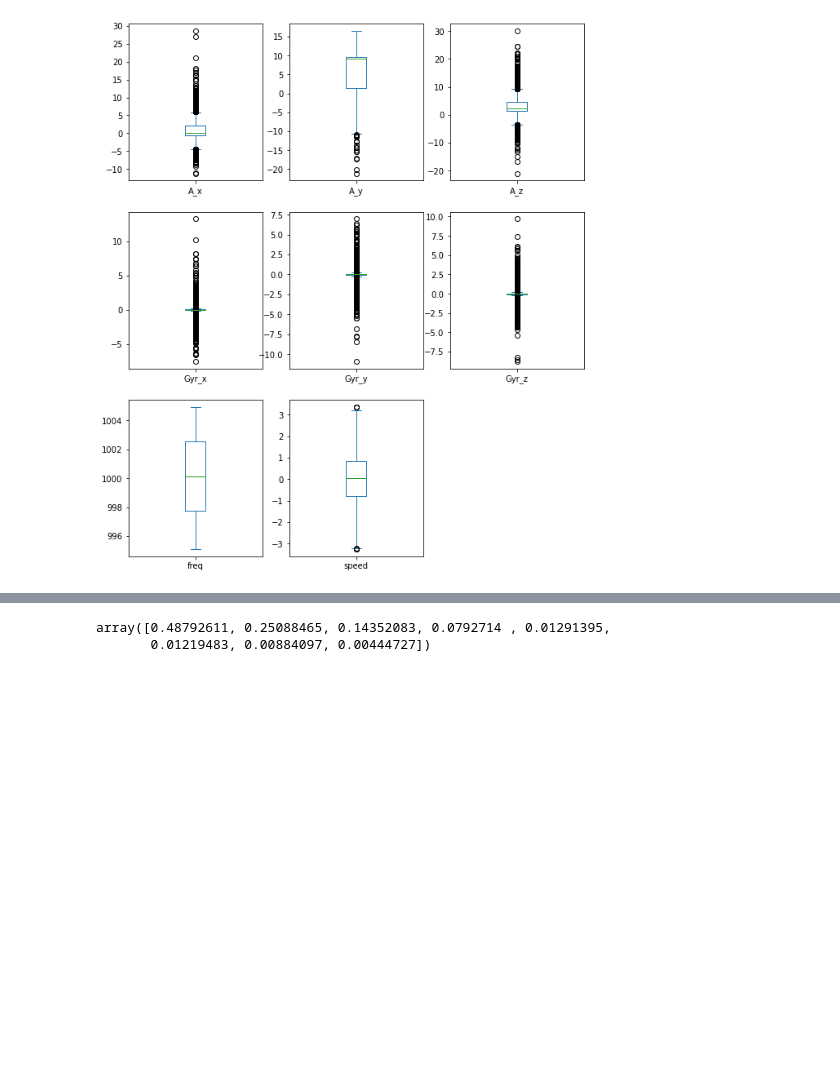
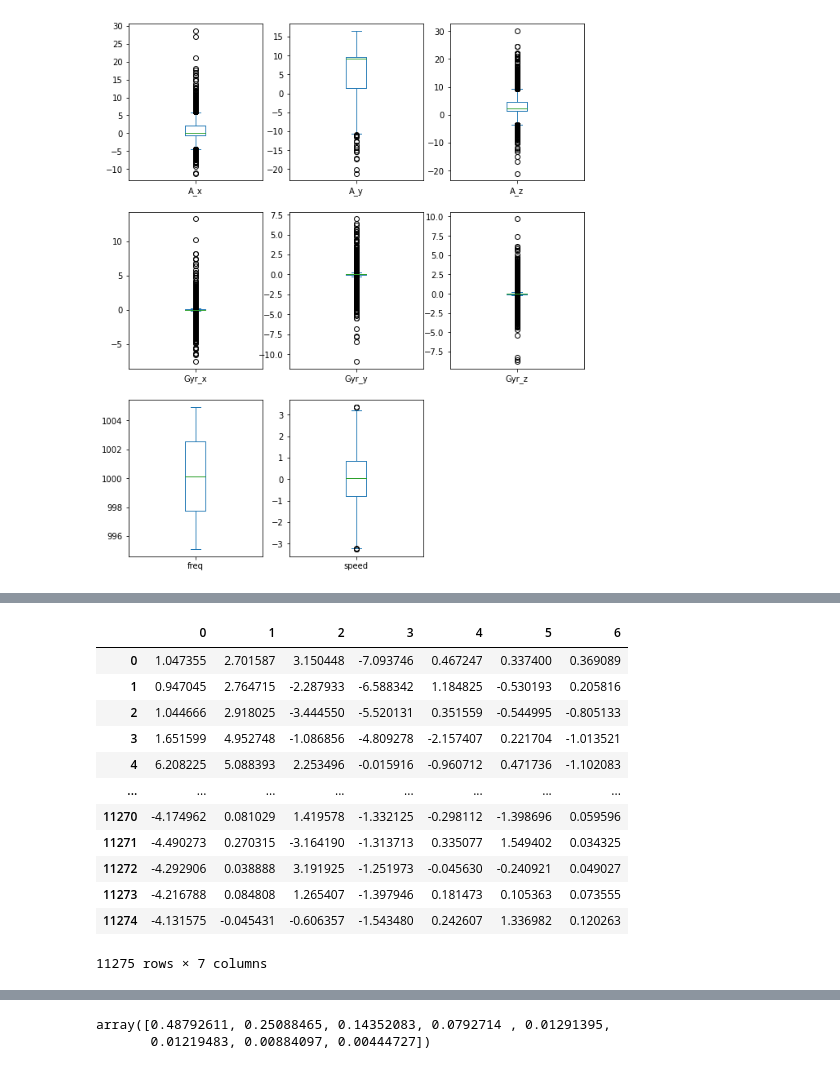
Before and after one commit to arthursun1997/ML4QS, a Jupyter notebook: Model_training_2.ipynb, the cells around one changed output, grey strips where cells are left out. Saved outputs shown, nothing was run; the diff lists cells and outputs as text; code cells hidden in the pictures; blank space fills up the shorter version.

```diff
--- a/Model_training_2.ipynb
+++ b/Model_training_2.ipynb
@@ -402,3 +443,21 @@ array([[ 1.04735479e+00,  2.70158747e+00,  3.15044761e+00, ...,
+# %%
+#make table with PCA data
+df_outlier_pca = pd.DataFrame(df_outlier_pca)
+df_outlier_pca
+# %% [output]
+|  | 0 | 1 | 2 | 3 | 4 | 5 | 6 |
+| 0 | 1.047355 | 2.701587 | 3.150448 | -7.093746 | 0.467247 | 0.337400 | 0.369089 |
+| 1 | 0.947045 | 2.764715 | -2.287933 | -6.588342 | 1.184825 | -0.530193 | 0.205816 |
+| 2 | 1.044666 | 2.918025 | -3.444550 | -5.520131 | 0.351559 | -0.544995 | -0.805133 |
+| 3 | 1.651599 | 4.952748 | -1.086856 | -4.809278 | -2.157407 | 0.221704 | -1.013521 |
+| 4 | 6.208225 | 5.088393 | 2.253496 | -0.015916 | -0.960712 | 0.471736 | -1.102083 |
+| ... | ... | ... | ... | ... | ... | ... | ... |
+| 11270 | -4.174962 | 0.081029 | 1.419578 | -1.332125 | -0.298112 | -1.398696 | 0.059596 |
+| 11271 | -4.490273 | 0.270315 | -3.164190 | -1.313713 | 0.335077 | 1.549402 | 0.034325 |
+| 11272 | -4.292906 | 0.038888 | 3.191925 | -1.251973 | -0.045630 | -0.240921 | 0.049027 |
+| 11273 | -4.216788 | 0.084808 | 1.265407 | -1.397946 | 0.181473 | 0.105363 | 0.073555 |
+| 11274 | -4.131575 | -0.045431 | -0.606357 | -1.543480 | 0.242607 | 1.336982 | 0.120263 |
+11275 rows × 7 columns
 # %%
 #plot principal components in bar chart
 plt.bar(range(pca.n_components_), pca.explained_variance_ratio_)
```
Also changed, not shown: parts of 11 cells of this notebook.
